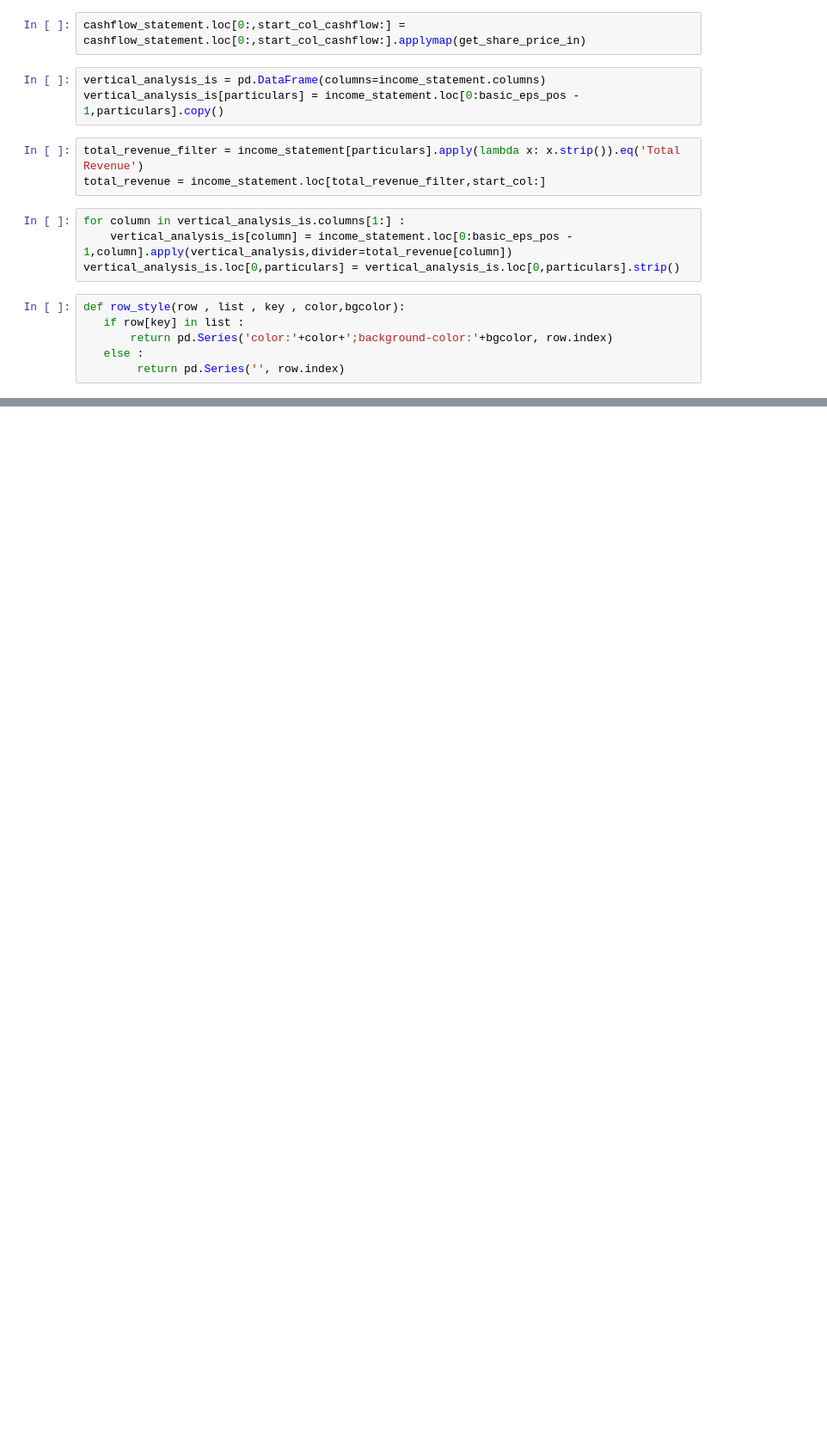
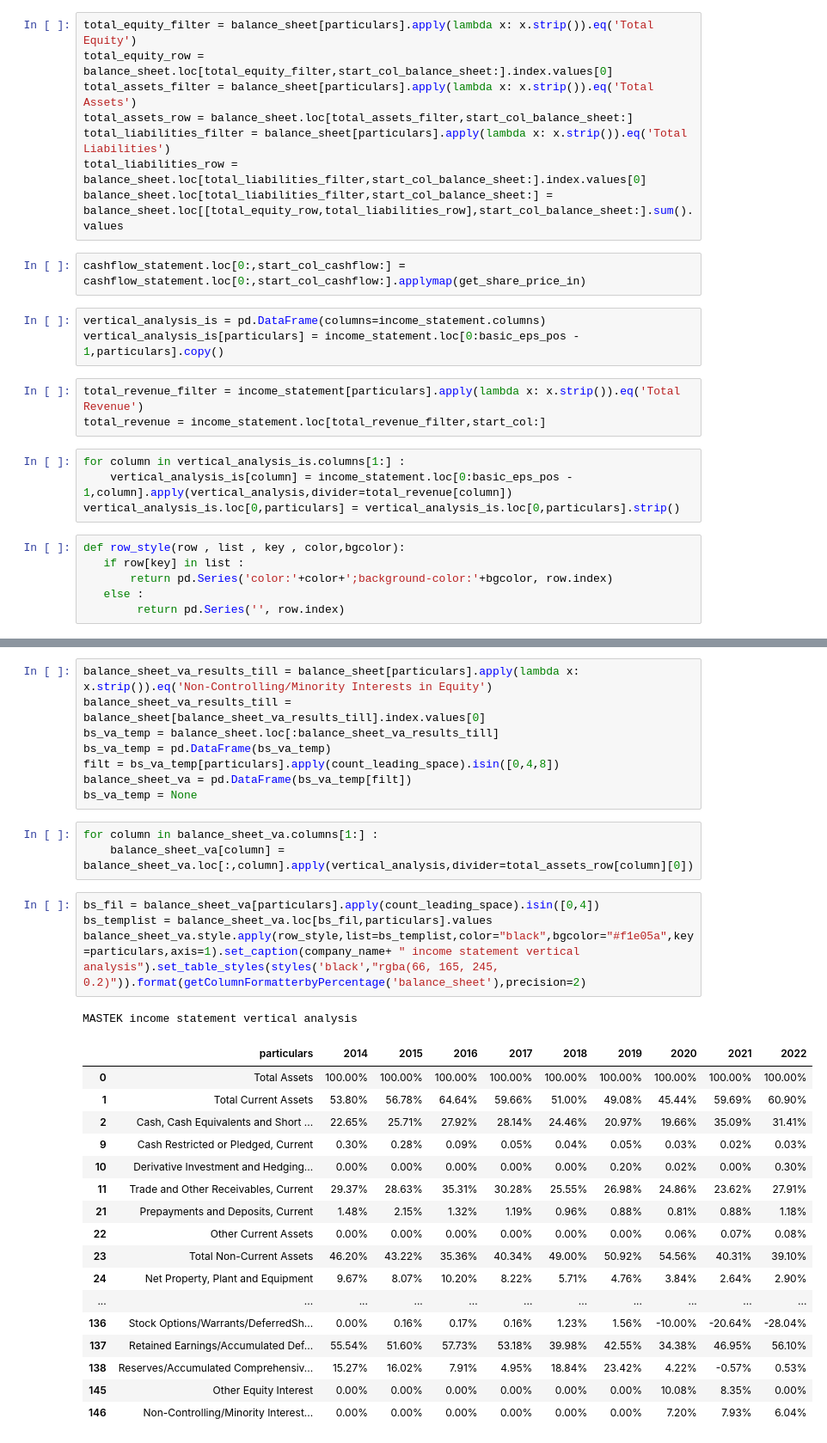
Before and after one commit to suraj49470/data-science, a Jupyter notebook: pandas-learnings/tcs-learning.ipynb, the cells around one changed output, grey strips where cells are left out. Shown at 86% size. Saved outputs shown, nothing was run; the diff lists cells and outputs as text; blank space fills up the shorter version.

```diff
--- a/pandas-learnings/tcs-learning.ipynb
+++ b/pandas-learnings/tcs-learning.ipynb
@@ -105,6 +105,14 @@ is_highlighted_indexes = is_highlighted_indexes[particulars].apply(count_leading
 is_highlighted_indexes = is_highlighted_indexes.loc[is_highlighted_indexes].index
 # %%
 balance_sheet.loc[0:,start_col_balance_sheet:] =  balance_sheet.loc[0:,start_col_balance_sheet:].applymap(get_share_price_in)
+# %%
+total_equity_filter = balance_sheet[particulars].apply(lambda x: x.strip()).eq('Total Equity')
+total_equity_row = balance_sheet.loc[total_equity_filter,start_col_balance_sheet:].index.values[0]
+total_assets_filter = balance_sheet[particulars].apply(lambda x: x.strip()).eq('Total Assets')
+total_assets_row = balance_sheet.loc[total_assets_filter,start_col_balance_sheet:]
+total_liabilities_filter = balance_sheet[particulars].apply(lambda x: x.strip()).eq('Total Liabilities')
+total_liabilities_row = balance_sheet.loc[total_liabilities_filter,start_col_balance_sheet:].index.values[0]
+balance_sheet.loc[total_liabilities_filter,start_col_balance_sheet:] = balance_sheet.loc[[total_equity_row,total_liabilities_row],start_col_balance_sheet:].sum().values
 # %%
 cashflow_statement.loc[0:,start_col_cashflow:] =  cashflow_statement.loc[0:,start_col_cashflow:].applymap(get_share_price_in)
 # %%
@@ -148,0 +157,34 @@ DMART income statement vertical analysis
+# %%
+balance_sheet_va_results_till = balance_sheet[particulars].apply(lambda x: x.strip()).eq('Non-Controlling/Minority Interests in Equity')
+balance_sheet_va_results_till = balance_sheet[balance_sheet_va_results_till].index.values[0]
+bs_va_temp = balance_sheet.loc[:balance_sheet_va_results_till]
+bs_va_temp = pd.DataFrame(bs_va_temp)
+filt = bs_va_temp[particulars].apply(count_leading_space).isin([0,4,8])
+balance_sheet_va = pd.DataFrame(bs_va_temp[filt])
+bs_va_temp = None
+# %%
+for column in balance_sheet_va.columns[1:] :
+    balance_sheet_va[column] = balance_sheet_va.loc[:,column].apply(vertical_analysis,divider=total_assets_row[column][0])
+# %%
+bs_fil = balance_sheet_va[particulars].apply(count_leading_space).isin([0,4])
+bs_templist = balance_sheet_va.loc[bs_fil,particulars].values
+balance_sheet_va.style.apply(row_style,list=bs_templist,color="black",bgcolor="#f1e05a",key=particulars,axis=1).set_caption(company_name+ " income statement vertical analysis").set_table_styles(styles('black',"rgba(66, 165, 245, 0.2)")).format(getColumnFormatterbyPercentage('balance_sheet'),precision=2)
+# %% [output]
+MASTEK income statement vertical analysis
+|  | particulars | 2014 | 2015 | 2016 | 2017 | 2018 | 2019 | 2020 | 2021 | 2022 |
+| 0 | Total Assets | 100.00% | 100.00% | 100.00% | 100.00% | 100.00% | 100.00% | 100.00% | 100.00% | 100.00% |
+| 1 | Total Current Assets | 53.80% | 56.78% | 64.64% | 59.66% | 51.00% | 49.08% | 45.44% | 59.69% | 60.90% |
+| 2 | Cash, Cash Equivalents and Short ... | 22.65% | 25.71% | 27.92% | 28.14% | 24.46% | 20.97% | 19.66% | 35.09% | 31.41% |
+| 9 | Cash Restricted or Pledged, Current | 0.30% | 0.28% | 0.09% | 0.05% | 0.04% | 0.05% | 0.03% | 0.02% | 0.03% |
+| 10 | Derivative Investment and Hedging... | 0.00% | 0.00% | 0.00% | 0.00% | 0.00% | 0.20% | 0.02% | 0.00% | 0.30% |
+| 11 | Trade and Other Receivables, Current | 29.37% | 28.63% | 35.31% | 30.28% | 25.55% | 26.98% | 24.86% | 23.62% | 27.91% |
+| 21 | Prepayments and Deposits, Current | 1.48% | 2.15% | 1.32% | 1.19% | 0.96% | 0.88% | 0.81% | 0.88% | 1.18% |
+| 22 | Other Current Assets | 0.00% | 0.00% | 0.00% | 0.00% | 0.00% | 0.00% | 0.06% | 0.07% | 0.08% |
+| 23 | Total Non-Current Assets | 46.20% | 43.22% | 35.36% | 40.34% | 49.00% | 50.92% | 54.56% | 40.31% | 39.10% |
+| 24 | Net Property, Plant and Equipment | 9.67% | 8.07% | 10.20% | 8.22% | 5.71% | 4.76% | 3.84% | 2.64% | 2.90% |
+| ... | ... | ... | ... | ... | ... | ... | ... | ... | ... | ... |
+| 136 | Stock Options/Warrants/DeferredSh... | 0.00% | 0.16% | 0.17% | 0.16% | 1.23% | 1.56% | -10.00% | -20.64% | -28.04% |
+| 137 | Retained Earnings/Accumulated Def... | 55.54% | 51.60% | 57.73% | 53.18% | 39.98% | 42.55% | 34.38% | 46.95% | 56.10% |
+| 138 | Reserves/Accumulated Comprehensiv... | 15.27% | 16.02% | 7.91% | 4.95% | 18.84% | 23.42% | 4.22% | -0.57% | 0.53% |
+| 145 | Other Equity Interest | 0.00% | 0.00% | 0.00% | 0.00% | 0.00% | 0.00% | 10.08% | 8.35% | 0.00% |
+| 146 | Non-Controlling/Minority Interest... | 0.00% | 0.00% | 0.00% | 0.00% | 0.00% | 0.00% | 7.20% | 7.93% | 6.04% |
```
Also changed, not shown: parts of 5 cells of this notebook.
